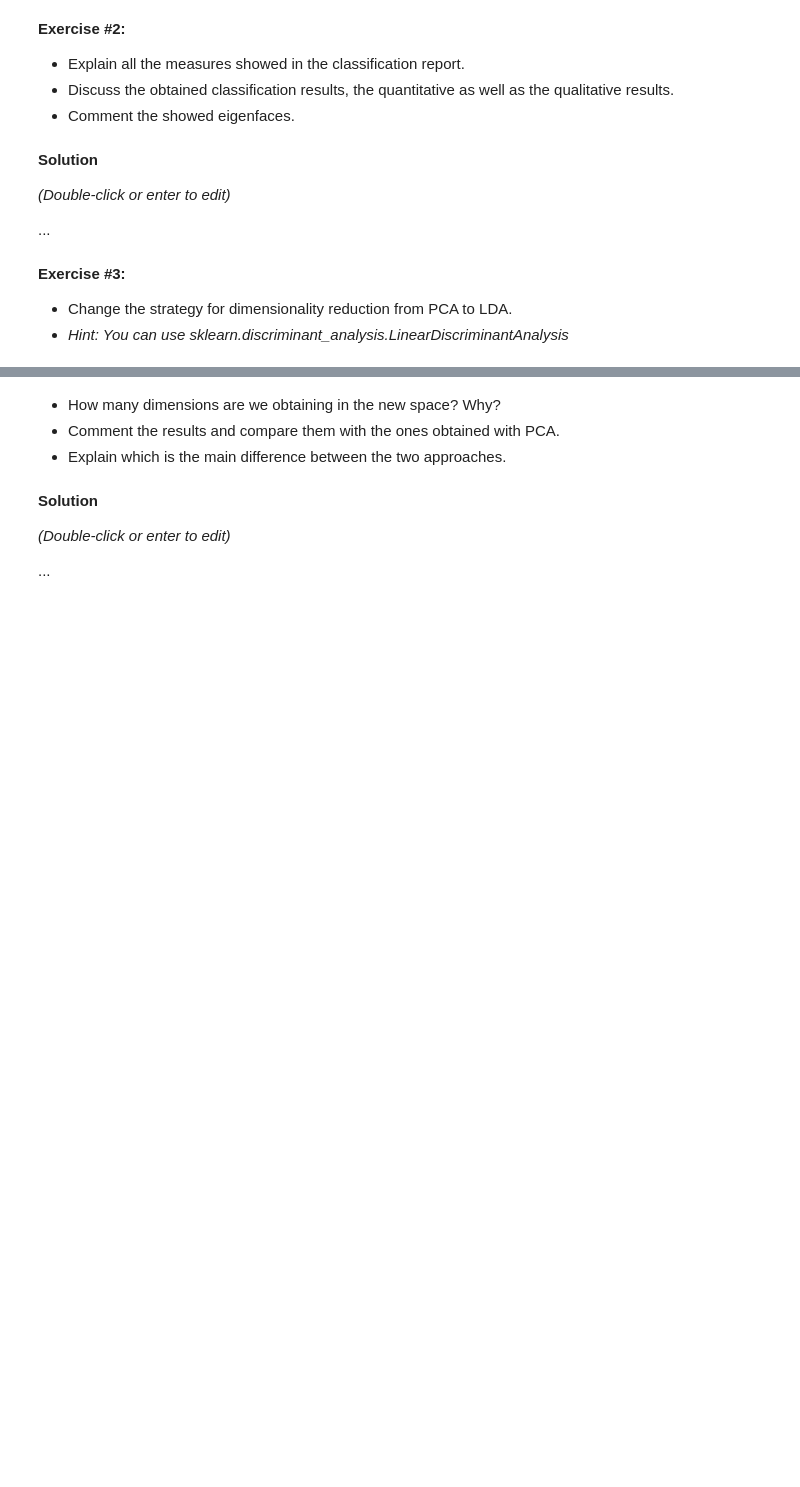
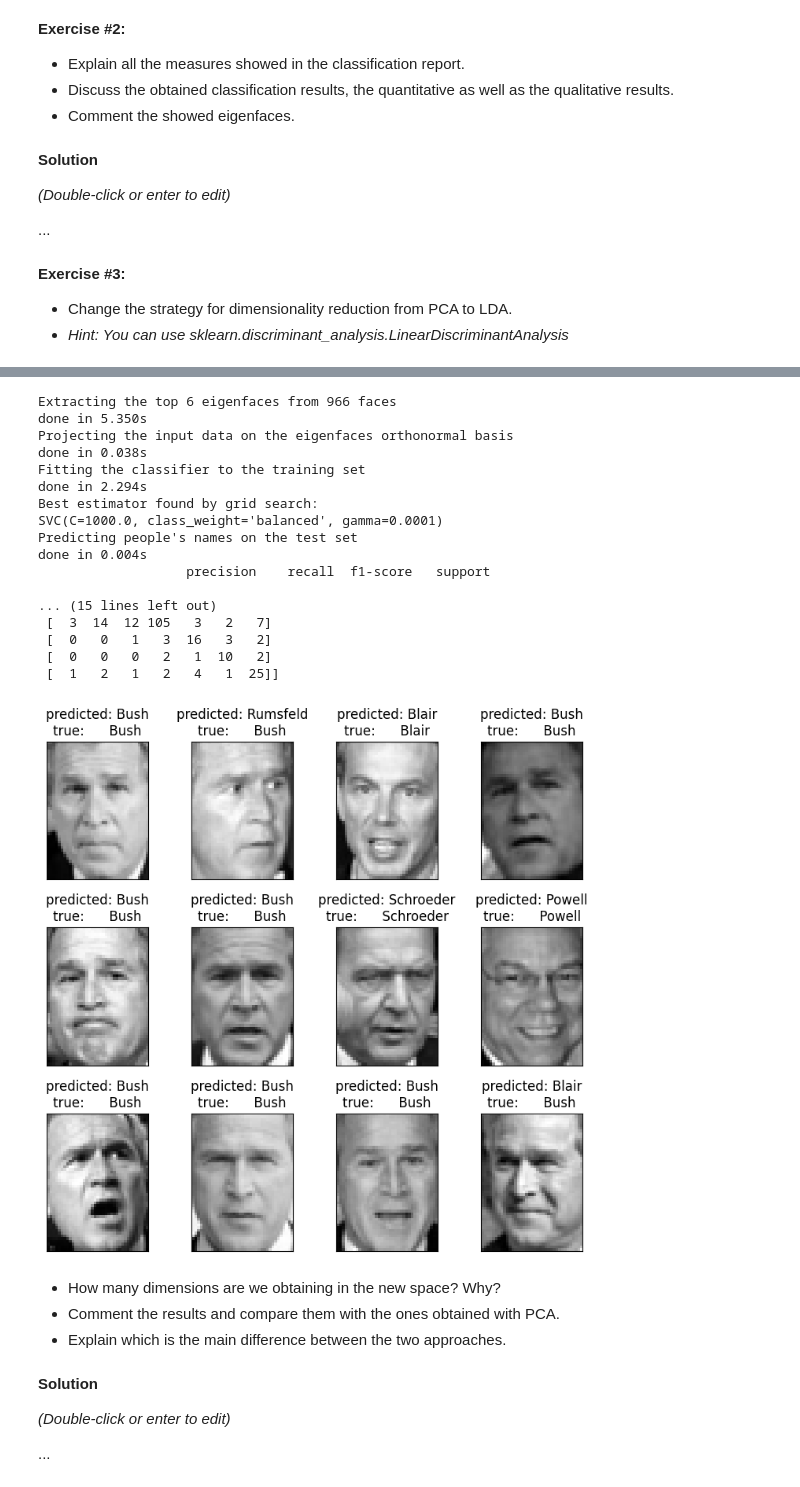
Before and after one commit to MarioROT/CV-MAI, a Jupyter notebook: Session 6/p6_face_detection_and_recognition.ipynb, the cells around one changed output, grey strips where cells are left out. Saved outputs shown, nothing was run; the diff lists cells and outputs as text; code cells hidden in the pictures; blank space fills up the shorter version.

```diff
--- a/Session 6/p6_face_detection_and_recognition.ipynb
+++ b/Session 6/p6_face_detection_and_recognition.ipynb
@@ -719,7 +749,7 @@ param_grid = {'C': [1e3, 5e3, 1e4, 5e4, 1e5],
               'gamma': [0.0001, 0.0005, 0.001, 0.005, 0.01, 0.1], }
 
 clf = GridSearchCV(SVC(kernel='rbf', class_weight='balanced'),
-                   param_grid, cv=5, iid=False)
+                   param_grid, cv=5)
 clf = clf.fit(X_train_pca, y_train)
 
 print("done in %0.3fs" % (time() - t0))
@@ -807,3 +873,79 @@ NameError: ignored
+# %%
+# solution
+from sklearn.discriminant_analysis import LinearDiscriminantAnalysis
+
+n_components = 6
+
+print("Extracting the top %d eigenfaces from %d faces" % (n_components, X_train.shape[0]))
+t0 = time()
+
+lda = LinearDiscriminantAnalysis(n_components=n_components, solver='svd', shrinkage=None).fit(X_train, y_train)
+
+print("done in %0.3fs" % (time() - t0))
+
+# eigenfaces = pca.components_.reshape((n_components, h, w))
+
+print("Projecting the input data on the eigenfaces orthonormal basis")
+t0 = time()
+
+X_train_lda = lda.transform(X_train)
+X_test_lda = lda.transform(X_test)
+
+print("done in %0.3fs" % (time() - t0))
+
+
+# Train a SVM classification model
+
+print("Fitting the classifier to the training set")
+
+t0 = time()
+param_grid = {'C': [1e3, 5e3, 1e4, 5e4, 1e5],
+              'gamma': [0.0001, 0.0005, 0.001, 0.005, 0.01, 0.1], }
+
+clf = GridSearchCV(SVC(kernel='rbf', class_weight='balanced'),
+                   param_grid, cv=5)
+clf = clf.fit(X_train_lda, y_train)
+
+print("done in %0.3fs" % (time() - t0))
+print("Best estimator found by grid search:")
+print(clf.best_estimator_)
+
+# Quantitative evaluation of the model quality on the test set
+
+print("Predicting people's names on the test set")
+t0 = time()
+
+y_pred = clf.predict(X_test_lda)
+print("done in %0.3fs" % (time() - t0))
+
+print(classification_report(y_test, y_pred, target_names=target_names))
+
+print(confusion_matrix(y_test, y_pred, labels=range(n_classes)))
+
+
+prediction_titles = [title(y_pred, y_test, target_names, i)
+                     for i in range(y_pred.shape[0])]
+
+plot_gallery(X_test, prediction_titles, h, w)
+# %% [output]
+Extracting the top 6 eigenfaces from 966 faces
+done in 5.350s
+Projecting the input data on the eigenfaces orthonormal basis
+done in 0.038s
+Fitting the classifier to the training set
+done in 2.294s
+Best estimator found by grid search:
+SVC(C=1000.0, class_weight='balanced', gamma=0.0001)
+Predicting people's names on the test set
+done in 0.004s
+                   precision    recall  f1-score   support
+
+... (15 lines left out)
+ [  3  14  12 105   3   2   7]
+ [  0   0   1   3  16   3   2]
+ [  0   0   0   2   1  10   2]
+ [  1   2   1   2   4   1  25]]
+[figure, added]
 # %% [markdown]
 *   How many dimensions are we obtaining in the new space? Why?
 *   Comment the results and compare them with the ones obtained with PCA.
```
Also changed, not shown: parts of 24 cells of this notebook.
